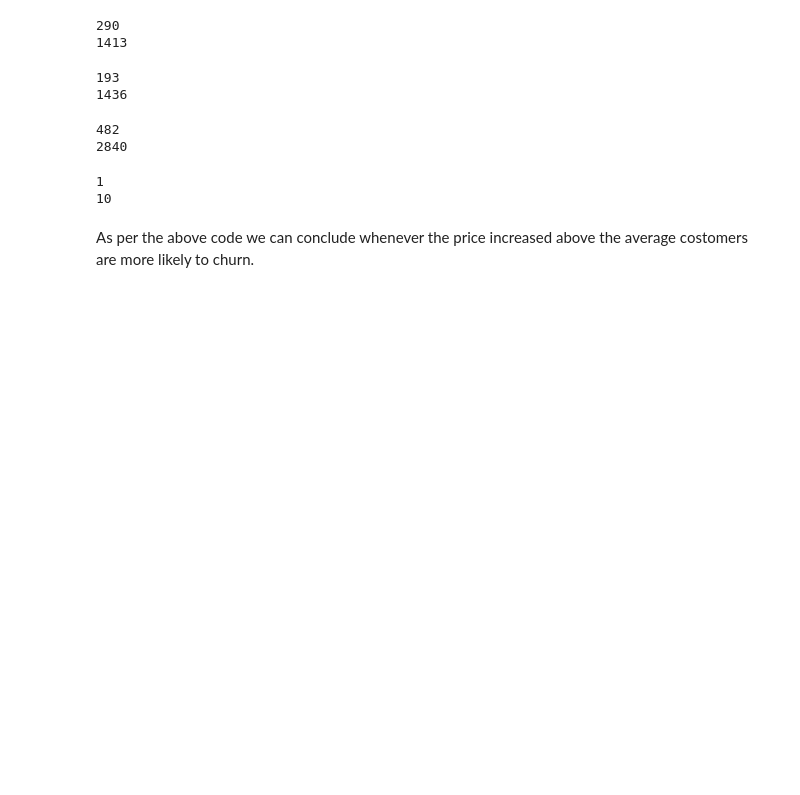
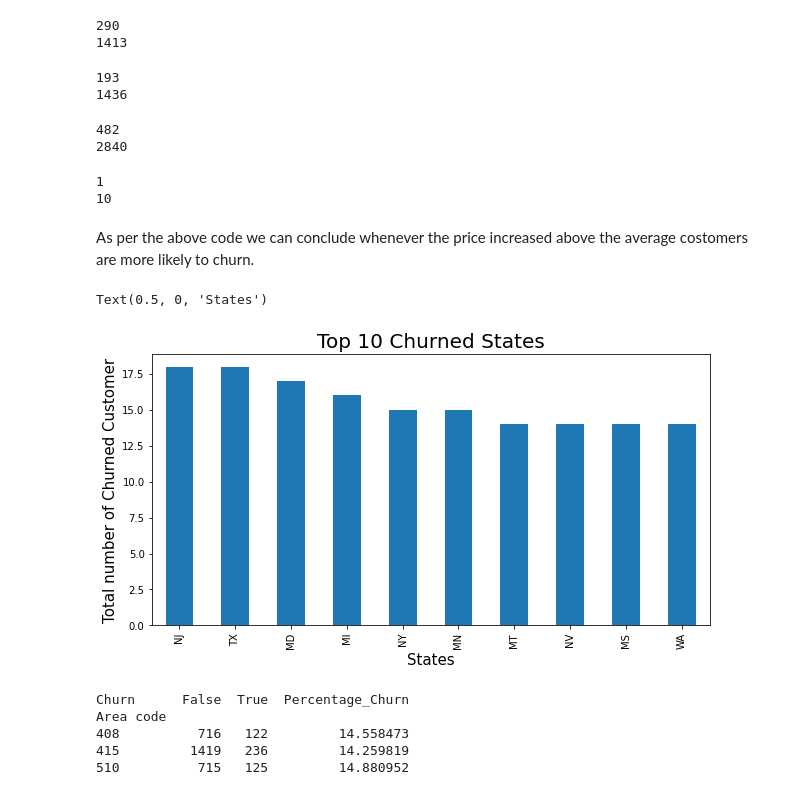
Before and after one commit to pi-mishra/Telecom_churn_eda, a Jupyter notebook: Telecom_Churn_Analysis_(Piyush)_Capstone_Project.ipynb, the cells around one changed output. Drawn from its saved outputs; the diff is of its cells as text; code cells hidden in the pictures; blank space fills up the shorter version.

```diff
--- a/Telecom_Churn_Analysis_(Piyush)_Capstone_Project.ipynb
+++ b/Telecom_Churn_Analysis_(Piyush)_Capstone_Project.ipynb
@@ -313,3 +313,29 @@ print(count_churn_false)
 10
 # %% [markdown]
 As per the above code we can conclude whenever the price increased above the average costomers are more likely to churn.
+# %%
+most_churned_state=df[df.Churn==True]
+most_churned_state=most_churned_state['State'].value_counts()
+most_churned_state.sort_index()
+se=most_churned_state.head(10)
+#plot bar
+plt.subplots(figsize=(10,5))
+se.plot.bar()
+
+plt.title('Top 10 Churned States', size=20)
+plt.ylabel('Total number of Churned Customer',size=15)
+plt.xlabel('States',size=15)
+# %% [output]
+Text(0.5, 0, 'States')
+[figure, added]
+# %%
+#calculate Area code vs Churn percentage
+Area_code_data = pd.crosstab(df["Area code"],df["Churn"])
+Area_code_data['Percentage_Churn'] = Area_code_data.apply(lambda x : x[1]*100/(x[0]+x[1]),axis = 1)
+print(Area_code_data)
+# %% [output]
+Churn      False  True  Percentage_Churn
+Area code
+408          716   122         14.558473
+415         1419   236         14.259819
+510          715   125         14.880952
```
Also changed, not shown: parts of 2 cells of this notebook.
